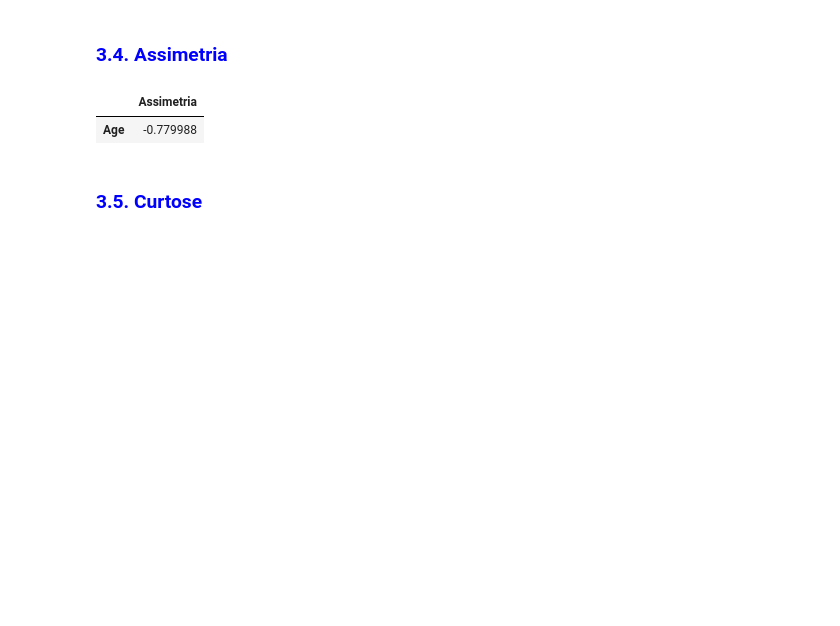
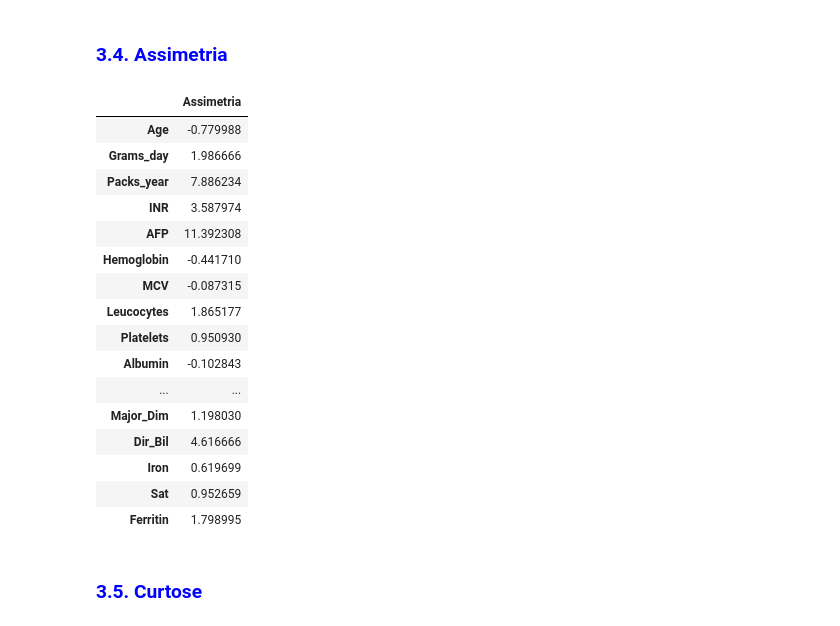
Before and after one commit to Bugss05/IACD_Predicting_Hepatocellular_Carcinoma_through_SML, a Jupyter notebook: polirTabela.ipynb, the cells around one changed output. Drawn from its saved outputs; the diff is of its cells as text; code cells hidden in the pictures; blank space fills up the shorter version.

```diff
--- a/polirTabela.ipynb
+++ b/polirTabela.ipynb
@@ -382,13 +413,27 @@ display(tabela)
 ### <font color = blue> 3.4. Assimetria <a class="anchor" id="assimetria"></a>
 # %%
 data = Dataset.builderData("hcc_dataset.csv", "?")
-data = data.df
-data.to_csv("hcc_dataset.csv", index=False)
-tabela = data.skew(numeric_only=True).to_frame("Assimetria")
-display(tabela)
+data.df = data.df_num() #chamar apenas colunas numericas
+skew_table = data.df.skew().to_frame("Assimetria") #calcular assimetria
+display(skew_table)
 # %% [output]
 |  | Assimetria |
 | Age | -0.779988 |
+| Grams_day | 1.986666 |
+| Packs_year | 7.886234 |
+| INR | 3.587974 |
+| AFP | 11.392308 |
+| Hemoglobin | -0.441710 |
+| MCV | -0.087315 |
+| Leucocytes | 1.865177 |
+| Platelets | 0.950930 |
+| Albumin | -0.102843 |
+| ... | ... |
+| Major_Dim | 1.198030 |
+| Dir_Bil | 4.616666 |
+| Iron | 0.619699 |
+| Sat | 0.952659 |
+| Ferritin | 1.798995 |
 # %% [markdown]
 ### <font color = blue> 3.5. Curtose <a class="anchor" id="curtose"></a>
 # %%
```
Also changed, not shown: parts of 17 cells of this notebook, 1 other file.
